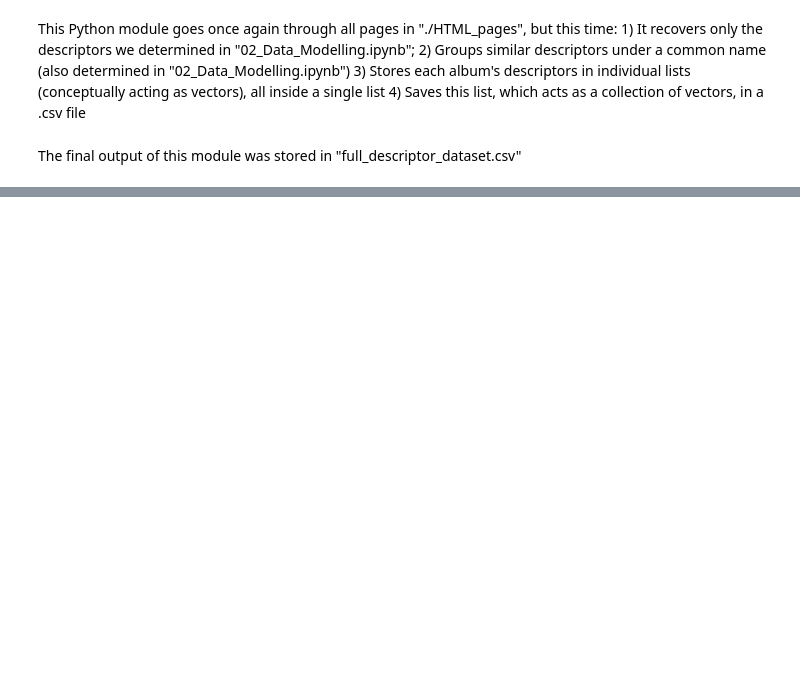
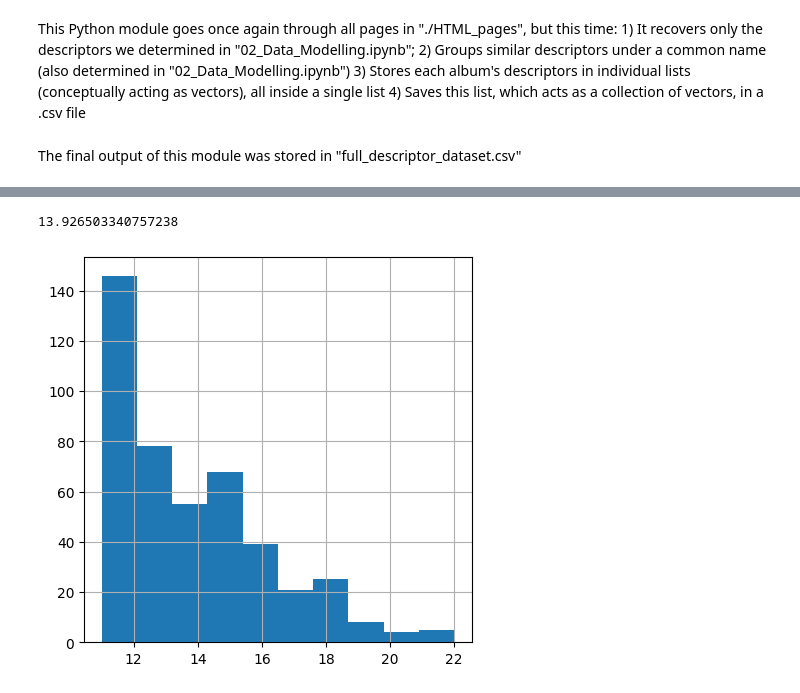
Before and after one commit to Arrr-az/Sound-Description-Based-Music-Clustering, a Jupyter notebook: 03_Dataframe_Building.ipynb, the cells around one changed output, grey strips where cells are left out. Cells and saved outputs as stored; diff of their text form; code cells hidden in the pictures; blank space fills up the shorter version.

```diff
--- a/03_Dataframe_Building.ipynb
+++ b/03_Dataframe_Building.ipynb
@@ -269,0 +274,9 @@ df
+# %%
+df['count_nonzero'] = df.apply(lambda row: (row != 0).sum(), axis=1)
+print(df['count_nonzero'].mean())
+# %% [output]
+13.926503340757238
+# %%
+p = df['count_nonzero'].hist(figsize = (5,5))
+# %% [output]
+[figure, added]
```
Also changed, not shown: parts of 9 cells of this notebook, 1 other file.
